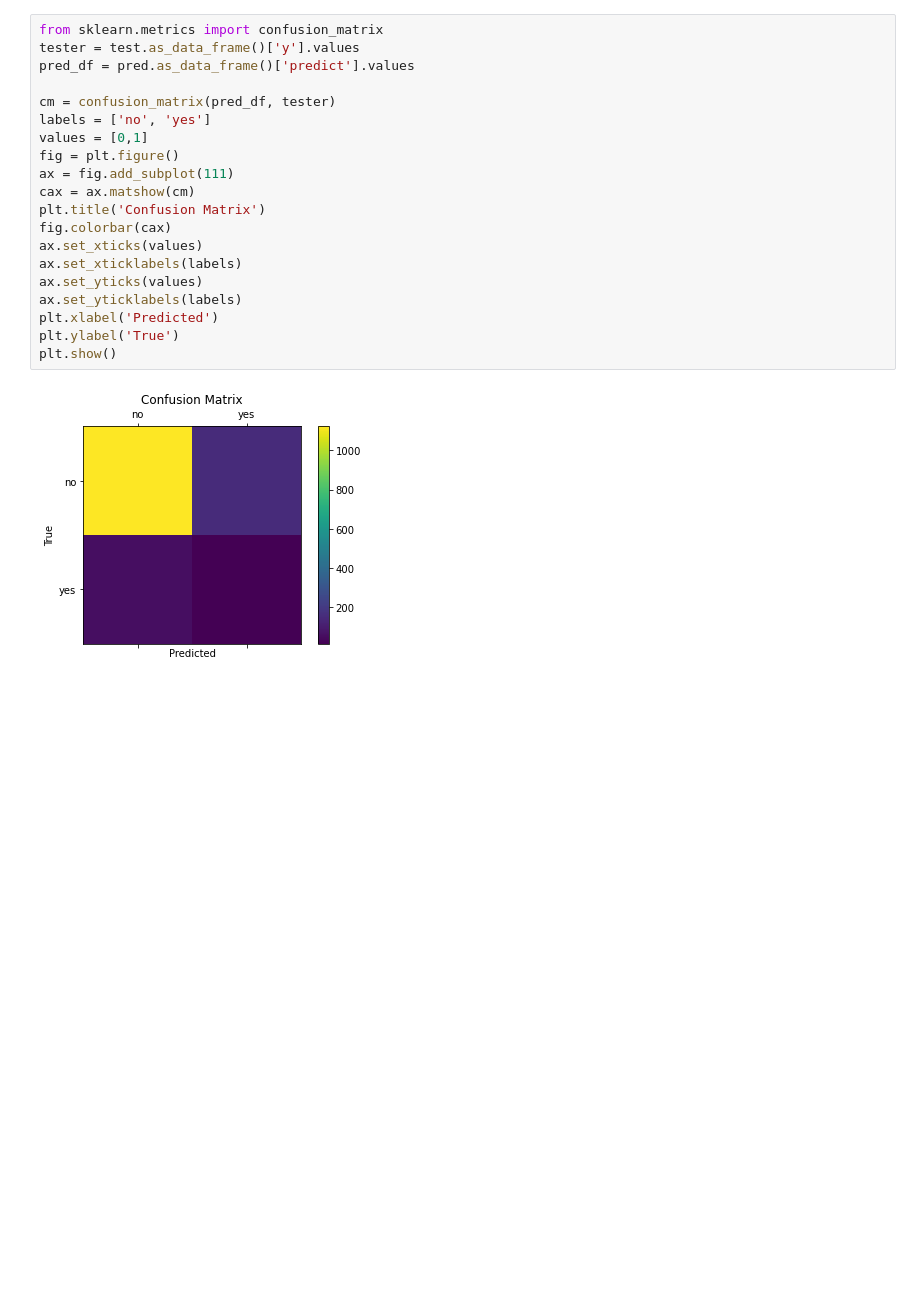
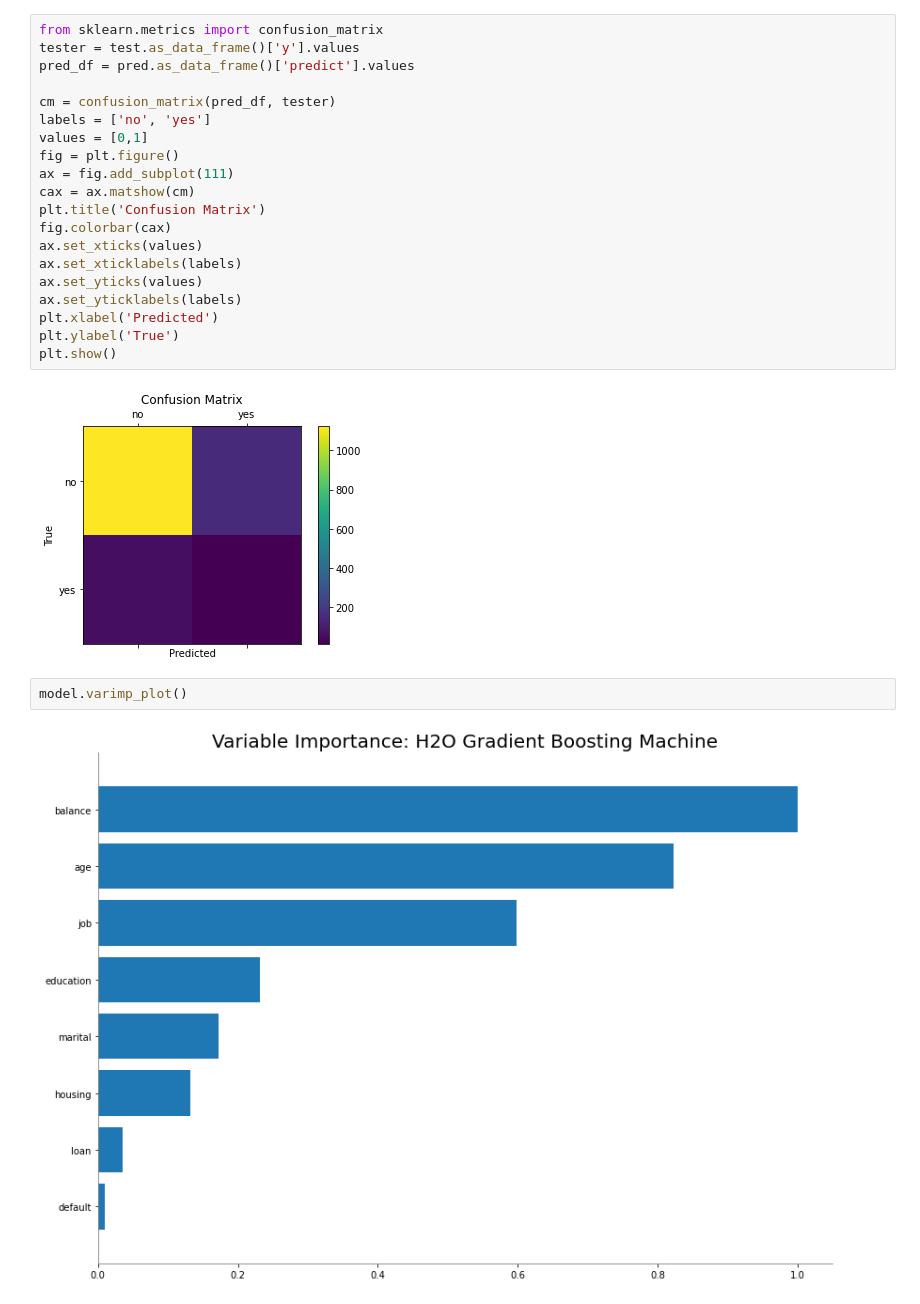
Before and after one commit to Christian-TD/AoaH2OBankingDemoModels, a Jupyter notebook: model_definitions/eb0fffd2-1cbc-466a-9fe9-e490bd183751/notebooks/Bank Marketing H2O.ipynb, the cells around one changed output. Saved outputs shown, nothing was run; the diff lists cells and outputs as text; blank space fills up the shorter version.

```diff
--- a/model_definitions/eb0fffd2-1cbc-466a-9fe9-e490bd183751/notebooks/Bank Marketing H2O.ipynb
+++ b/model_definitions/eb0fffd2-1cbc-466a-9fe9-e490bd183751/notebooks/Bank Marketing H2O.ipynb
@@ -742,3 +742,7 @@ plt.ylabel('True')
 plt.show()
 # %% [output]
 [figure]
+# %%
+model.varimp_plot()
+# %% [output]
+[figure, added]
```
Also changed, not shown: 4 other files.
